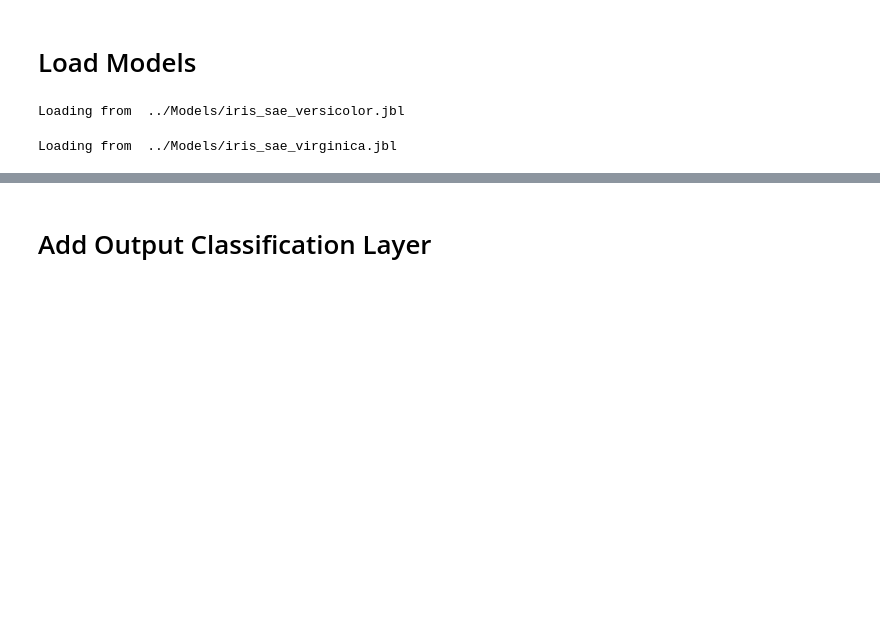
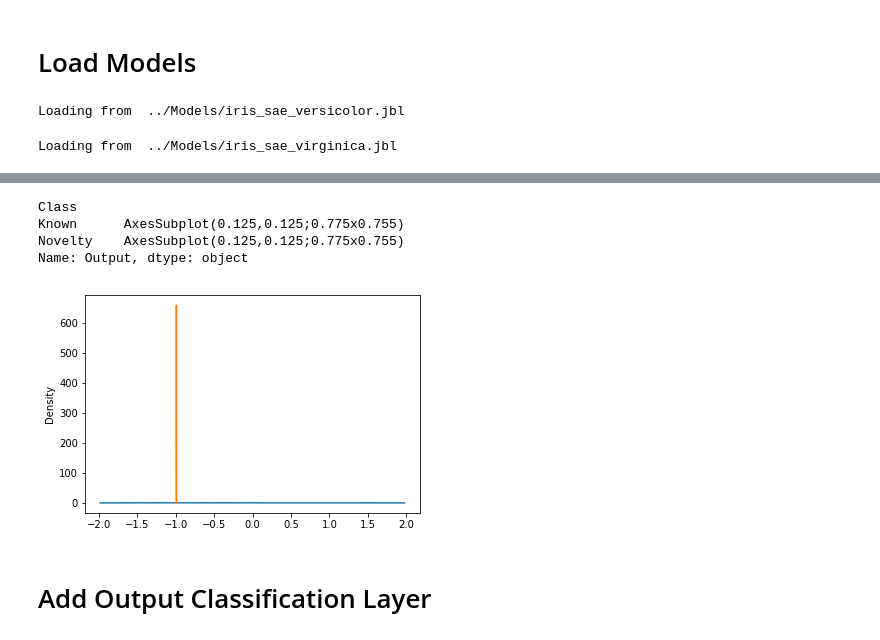
Before and after one commit to tciodaro/lps_sonar, a Jupyter notebook: ipynb/Classification/TEST_StackedAutoEncoder_NeuralNetClassifier.ipynb, the cells around one changed output, grey strips where cells are left out. Drawn from its saved outputs; the diff is of its cells as text; code cells hidden in the pictures; blank space fills up the shorter version.

```diff
--- a/ipynb/Classification/TEST_StackedAutoEncoder_NeuralNetClassifier.ipynb
+++ b/ipynb/Classification/TEST_StackedAutoEncoder_NeuralNetClassifier.ipynb
@@ -69,3 +104,21 @@ Loading from  ../Models/iris_sae_virginica.jbl
+# %%
+import pandas
+plt.figure(fig)
+df_known = pandas.DataFrame(columns=['Class','Output'])
+df_known['Output'] = np.max(cvmodel.predict(data), axis=1)
+df_known['Class'] = 'Known'
+df_nov = pandas.DataFrame(columns=['Class','Output'])
+df_nov['Output'] = np.max(cvmodel.predict(nov_data), axis=1)
+df_nov['Class'] = 'Novelty'
+df = pandas.concat((df_known, df_nov), axis=0)
+
+df.groupby('Class').Output.plot(kind='kde')
+# %% [output]
+Class
+Known      AxesSubplot(0.125,0.125;0.775x0.755)
+Novelty    AxesSubplot(0.125,0.125;0.775x0.755)
+Name: Output, dtype: object
+[figure, added]
 # %% [markdown]
 # Add Output Classification Layer
 # %%
```
Also changed, not shown: parts of 16 cells of this notebook, 3 other files.
